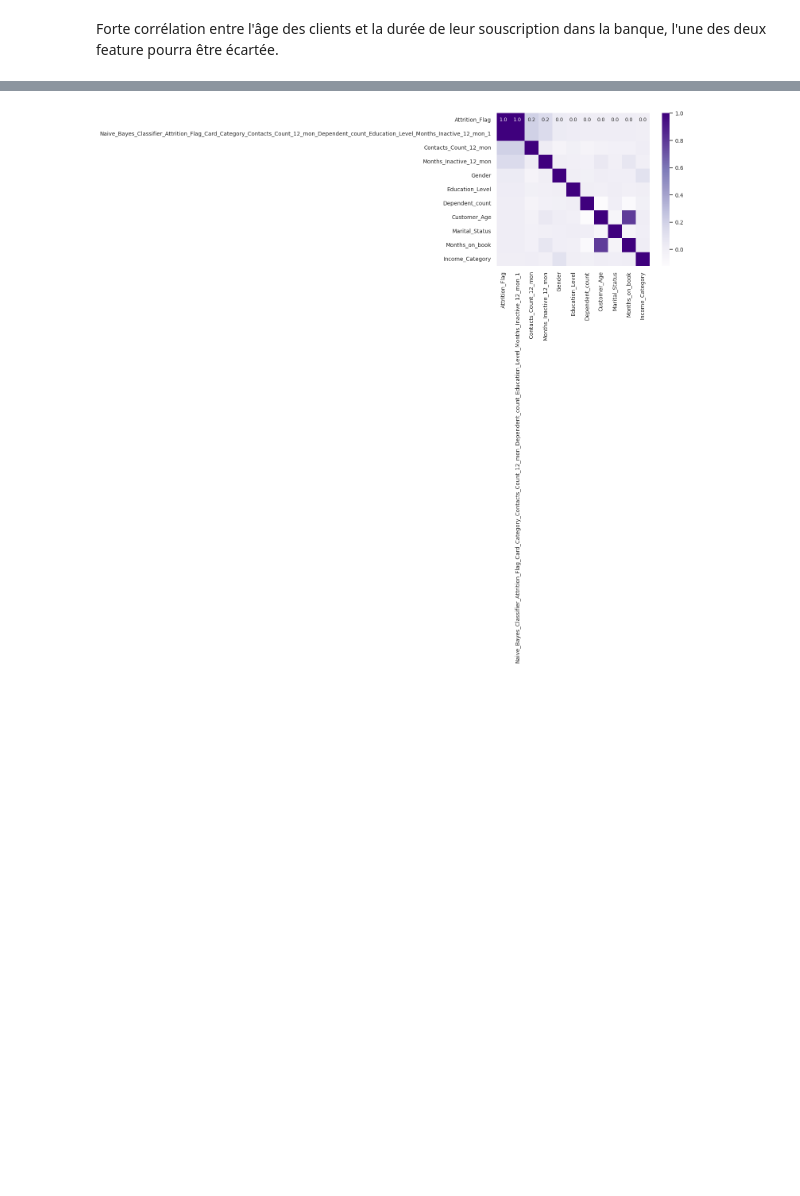
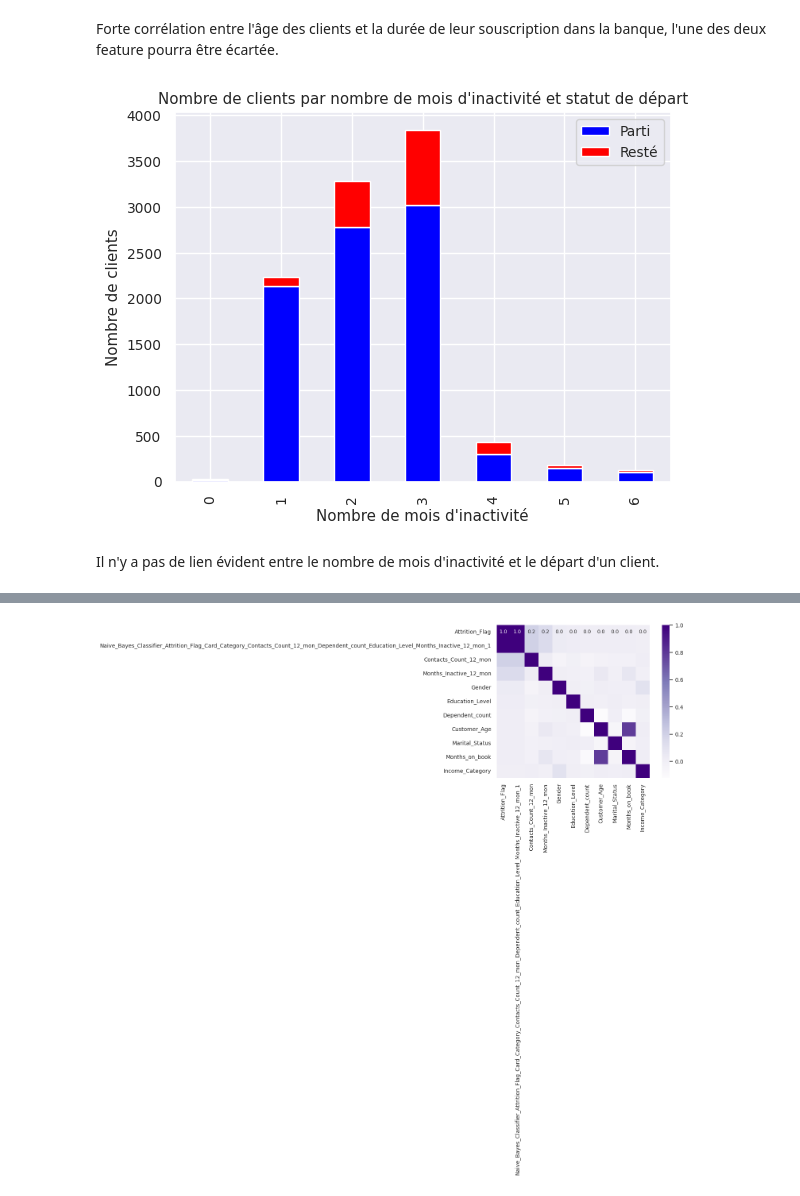
Before and after one commit to Harsisis/MachineLearning_TP, a Jupyter notebook: machineLearning/TP2/main.ipynb, the cells around one changed output, grey strips where cells are left out. Drawn from its saved outputs; the diff is of its cells as text; code cells hidden in the pictures; blank space fills up the shorter version.

Commit message:
analyse data

```diff
--- a/machineLearning/TP2/main.ipynb
+++ b/machineLearning/TP2/main.ipynb
@@ -121,6 +121,18 @@ plt.plot(customer_age, slope * customer_age + intercept, color='red')
 [figure]
 # %% [markdown]
 Forte corrélation entre l'âge des clients et la durée de leur souscription dans la banque, l'une des deux feature pourra être écartée.
+# %%
+aggregated_data = df_clean.groupby(['Months_Inactive_12_mon', 'Attrition_Flag']).size().unstack(fill_value=0)
+aggregated_data.plot(kind='bar', stacked=True, color=['blue', 'red'])
+plt.xlabel('Nombre de mois d\'inactivité')
+plt.ylabel('Nombre de clients')
+plt.title('Nombre de clients par nombre de mois d\'inactivité et statut de départ')
+plt.legend(['Parti', 'Resté'])
+plt.show()
+# %% [output]
+[figure, added]
+# %% [markdown]
+Il n'y a pas de lien évident entre le nombre de mois d'inactivité et le départ d'un client.
 # %%
 df_clean2 = df_clean
 df_clean2['Attrition_Flag'] = pd.factorize(df_clean2['Attrition_Flag'])[0]
```
